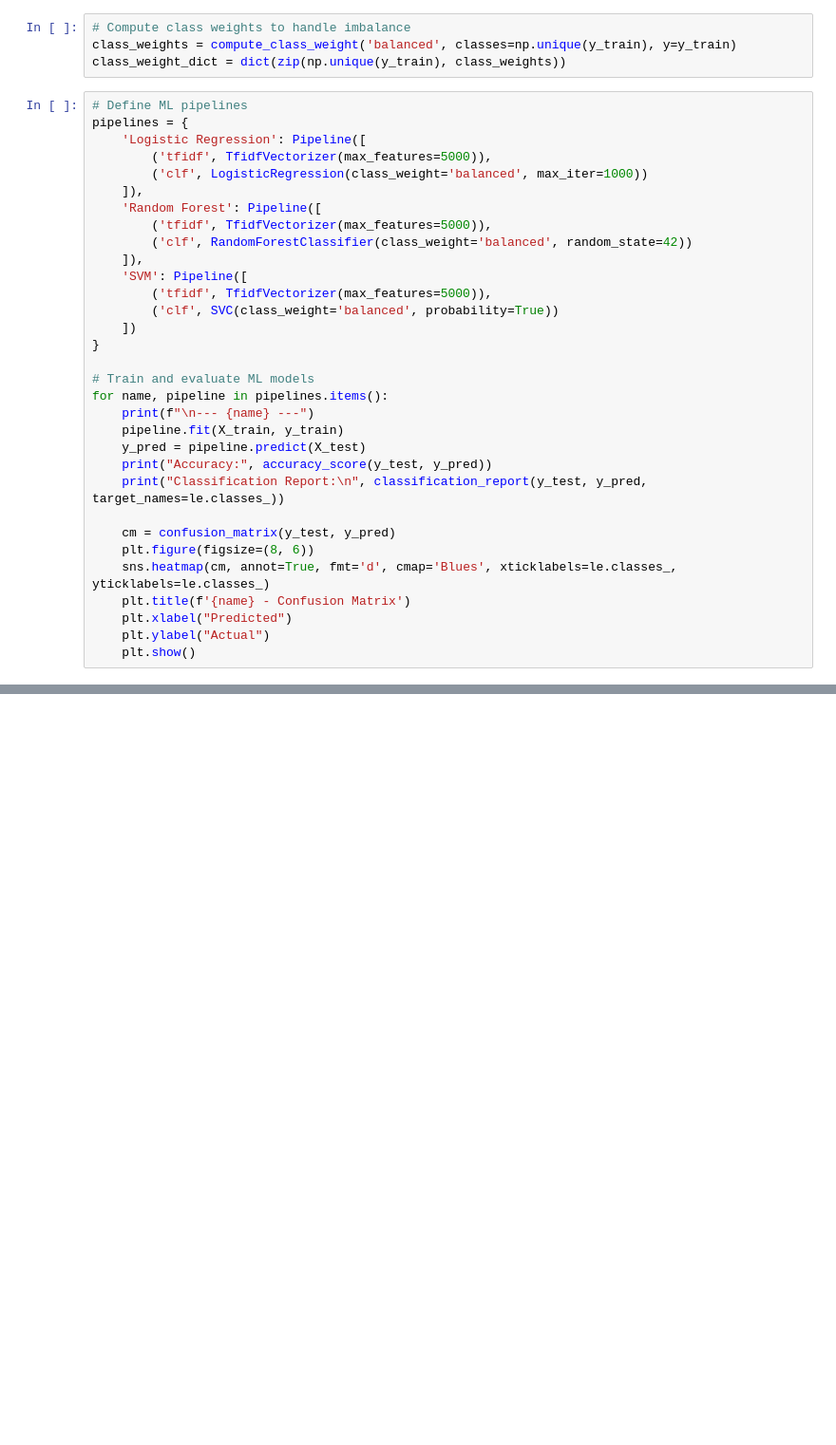
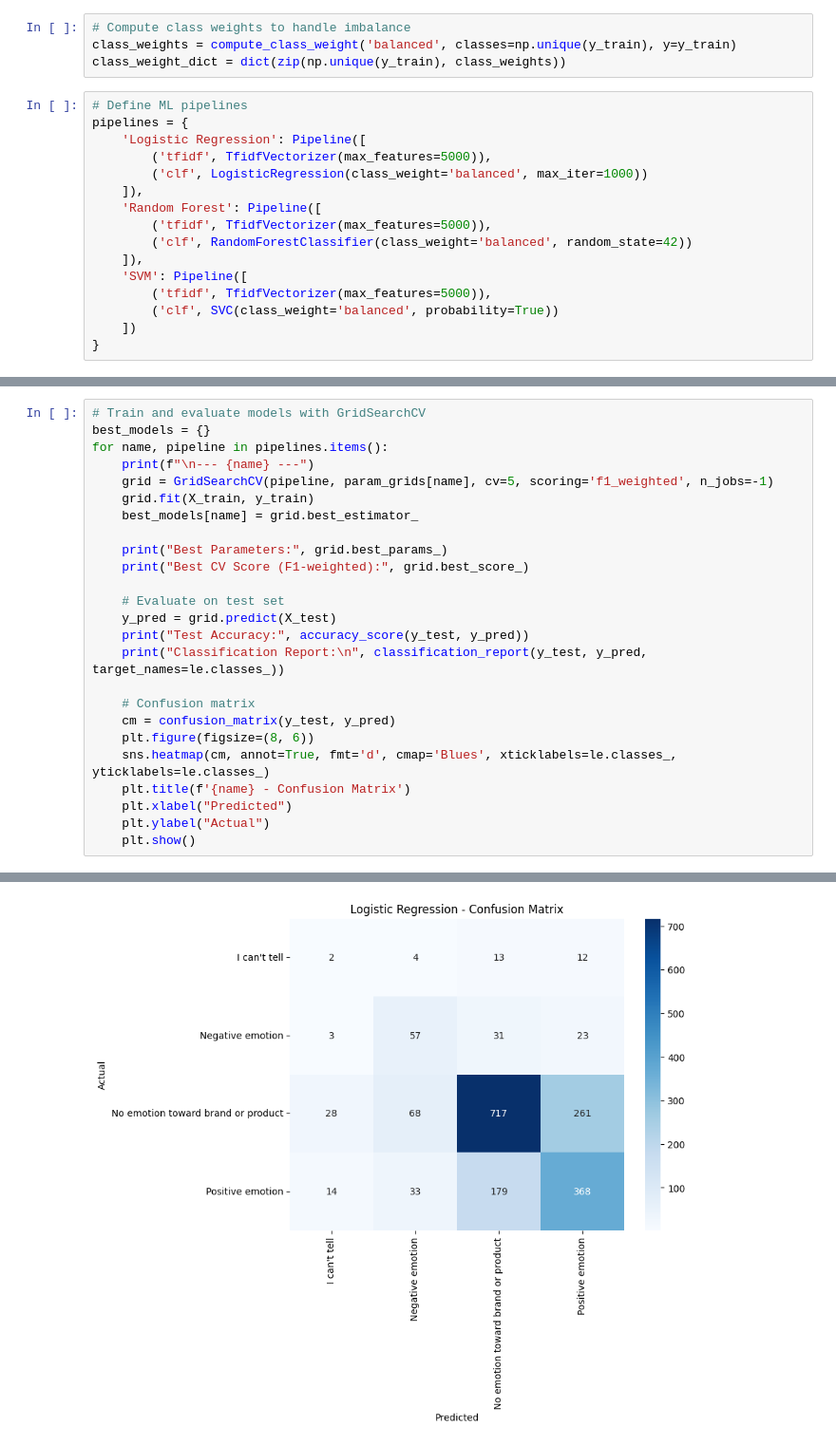
Before and after one commit to FrancisNdirangu/NLPGroupProject, a Jupyter notebook: notebook.ipynb, the cells around one changed output, grey strips where cells are left out. Shown at 95% size. Drawn from its saved outputs; the diff is of its cells as text; blank space fills up the shorter version.

```diff
--- a/notebook.ipynb
+++ b/notebook.ipynb
@@ -187,19 +183,3 @@ pipelines = {
         ('clf', SVC(class_weight='balanced', probability=True))
     ])
 }
-
-# Train and evaluate ML models
-for name, pipeline in pipelines.items():
-    print(f"\n--- {name} ---")
-    pipeline.fit(X_train, y_train)
-    y_pred = pipeline.predict(X_test)
-    print("Accuracy:", accuracy_score(y_test, y_pred))
-    print("Classification Report:\n", classification_report(y_test, y_pred, target_names=le.classes_))
-
-    cm = confusion_matrix(y_test, y_pred)
-    plt.figure(figsize=(8, 6))
-    sns.heatmap(cm, annot=True, fmt='d', cmap='Blues', xticklabels=le.classes_, yticklabels=le.classes_)
-    plt.title(f'{name} - Confusion Matrix')
-    plt.xlabel("Predicted")
-    plt.ylabel("Actual")
-    plt.show()
@@ -248,0 +213,26 @@ No emotion toward brand or product       0.75      0.74      0.75      1074
+# %%
+# Train and evaluate models with GridSearchCV
+best_models = {}
+for name, pipeline in pipelines.items():
+    print(f"\n--- {name} ---")
+    grid = GridSearchCV(pipeline, param_grids[name], cv=5, scoring='f1_weighted', n_jobs=-1)
+    grid.fit(X_train, y_train)
+    best_models[name] = grid.best_estimator_
+
+    print("Best Parameters:", grid.best_params_)
+    print("Best CV Score (F1-weighted):", grid.best_score_)
+
+    # Evaluate on test set
+    y_pred = grid.predict(X_test)
+    print("Test Accuracy:", accuracy_score(y_test, y_pred))
+    print("Classification Report:\n", classification_report(y_test, y_pred, target_names=le.classes_))
+
+    # Confusion matrix
+    cm = confusion_matrix(y_test, y_pred)
+    plt.figure(figsize=(8, 6))
+    sns.heatmap(cm, annot=True, fmt='d', cmap='Blues', xticklabels=le.classes_, yticklabels=le.classes_)
+    plt.title(f'{name} - Confusion Matrix')
+    plt.xlabel("Predicted")
+    plt.ylabel("Actual")
+    plt.show()
+# %% [output]
@@ -248,0 +254 @@ No emotion toward brand or product       0.75      0.74      0.75      1074
+[figure, added]
```
Also changed, not shown: parts of 14 cells of this notebook.
